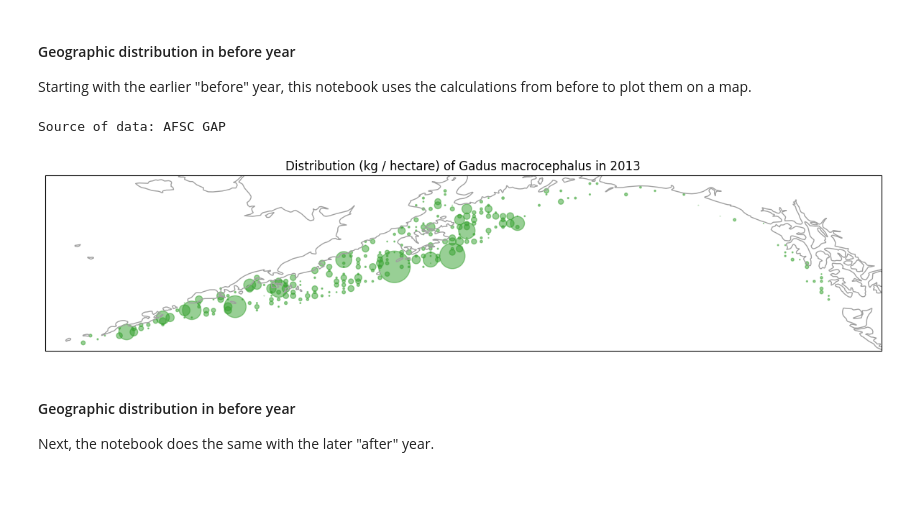
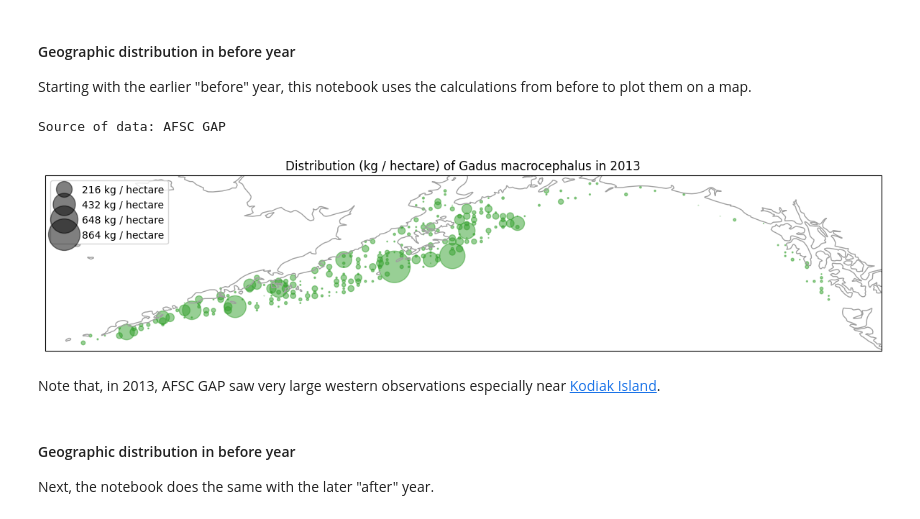
Before and after one commit to SchmidtDSE/afscgap, a Jupyter notebook: notebooks/cod.ipynb, the cells around one changed output. Cells and saved outputs as stored; diff of their text form; code cells hidden in the pictures; blank space fills up the shorter version.

```diff
--- a/notebooks/cod.ipynb
+++ b/notebooks/cod.ipynb
@@ -304,24 +322,12 @@ frame_after['pointArea'] = frame_after['weightPerArea'].apply(scale_value)
 
 Starting with the earlier "before" year, this notebook uses the calculations from before to plot them on a map.
 # %%
-fig = matplotlib.pyplot.figure(figsize=(15,15))
-ax = matplotlib.pyplot.axes(projection=cartopy.crs.PlateCarree())
-ax.coastlines(resolution='50m', color='#A0A0A0', linewidth=1)
-
-ax.scatter(
-    frame_before['longitude'],
-    frame_before['latitude'],
-    label=str(BEFORE_YEAR),
-    s=frame_before['pointArea'],
-    c='#33a02c',
-    alpha=0.5
-)
-ax.set_title('Distribution (kg / hectare) of %s in %d' % (SPECIES, BEFORE_YEAR))
-
-print('Source of data: AFSC GAP')
+render_chart([frame_before], ['#33a02c'], [BEFORE_YEAR], 'area')
 # %% [output]
 Source of data: AFSC GAP
-[figure, old version]
+[figure, new version]
+# %% [markdown]
+Note that, in 2013, AFSC GAP saw very large western observations especially near [Kodiak Island](https://en.wikipedia.org/wiki/Kodiak_Island).
 # %% [markdown]
 #### Geographic distribution in before year
 
```
Also changed, not shown: parts of 13 cells of this notebook.
